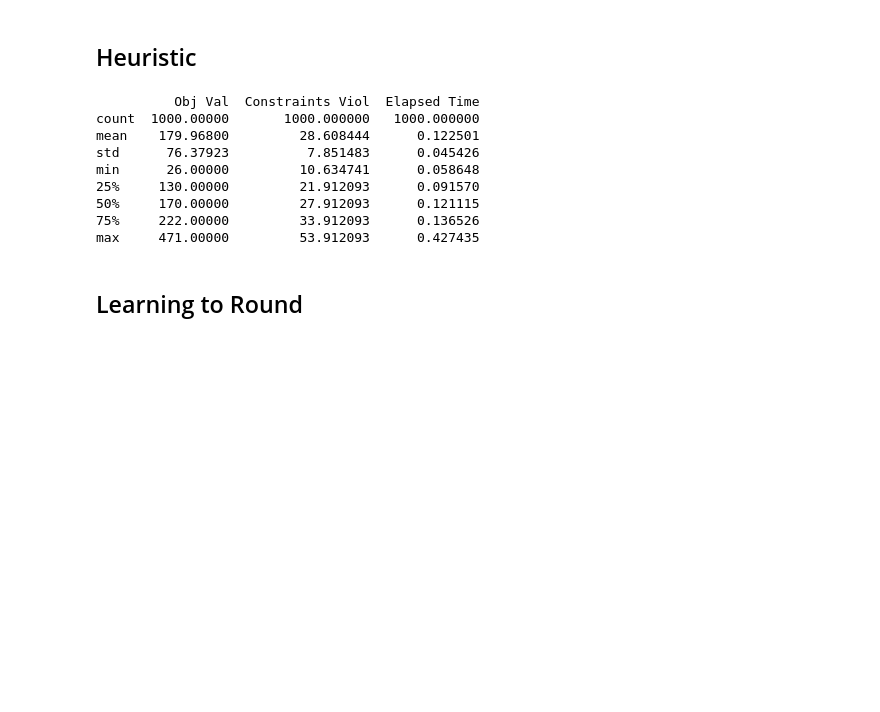
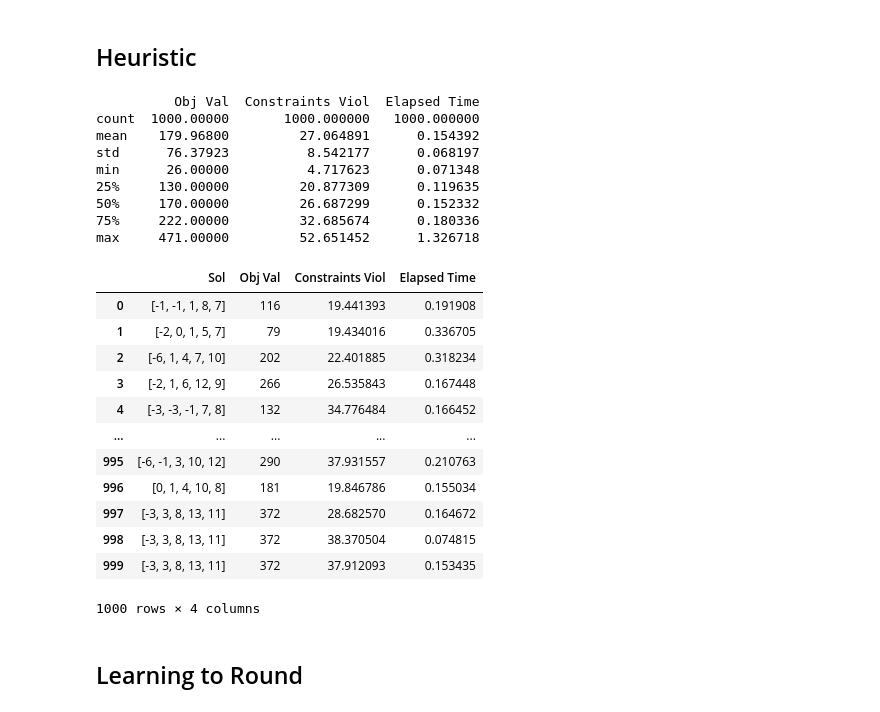
Before and after one commit to pnnl/L2O-pMINLP, a Jupyter notebook: Test QP.ipynb, the cells around one changed output. Cells and saved outputs as stored; diff of their text form; code cells hidden in the pictures; blank space fills up the shorter version.

```diff
--- a/Test QP.ipynb
+++ b/Test QP.ipynb
@@ -132,6 +132,7 @@ model_rel = model.relax()
 # %%
 sols, objvals, conviols, elapseds = [], [], [], []
 for p in tqdm(p_test):
+    model.setParamValue(*p)
     model_rel.setParamValue(*p)
     tick = time.time()
     xval_init, _ = model_rel.solve("scip", max_iter=100)
@@ -148,13 +149,29 @@ print(df.describe())
 # %% [output]
           Obj Val  Constraints Viol  Elapsed Time
 count  1000.00000       1000.000000   1000.000000
-mean    179.96800         28.608444      0.122501
-std      76.37923          7.851483      0.045426
-min      26.00000         10.634741      0.058648
-25%     130.00000         21.912093      0.091570
-50%     170.00000         27.912093      0.121115
-75%     222.00000         33.912093      0.136526
-max     471.00000         53.912093      0.427435
+mean    179.96800         27.064891      0.154392
+std      76.37923          8.542177      0.068197
+min      26.00000          4.717623      0.071348
+25%     130.00000         20.877309      0.119635
+50%     170.00000         26.687299      0.152332
+75%     222.00000         32.685674      0.180336
+max     471.00000         52.651452      1.326718
+# %%
+df
+# %% [output]
+|  | Sol | Obj Val | Constraints Viol | Elapsed Time |
+| 0 | [-1, -1, 1, 8, 7] | 116 | 19.441393 | 0.191908 |
+| 1 | [-2, 0, 1, 5, 7] | 79 | 19.434016 | 0.336705 |
+| 2 | [-6, 1, 4, 7, 10] | 202 | 22.401885 | 0.318234 |
+| 3 | [-2, 1, 6, 12, 9] | 266 | 26.535843 | 0.167448 |
+| 4 | [-3, -3, -1, 7, 8] | 132 | 34.776484 | 0.166452 |
+| ... | ... | ... | ... | ... |
+| 995 | [-6, -1, 3, 10, 12] | 290 | 37.931557 | 0.210763 |
+| 996 | [0, 1, 4, 10, 8] | 181 | 19.846786 | 0.155034 |
+| 997 | [-3, 3, 8, 13, 11] | 372 | 28.682570 | 0.164672 |
+| 998 | [-3, 3, 8, 13, 11] | 372 | 38.370504 | 0.074815 |
+| 999 | [-3, 3, 8, 13, 11] | 372 | 37.912093 | 0.153435 |
+1000 rows × 4 columns
 # %% [markdown]
 ## Learning to Round
 # %%
```
Also changed, not shown: parts of 10 cells of this notebook, 1 other file.
